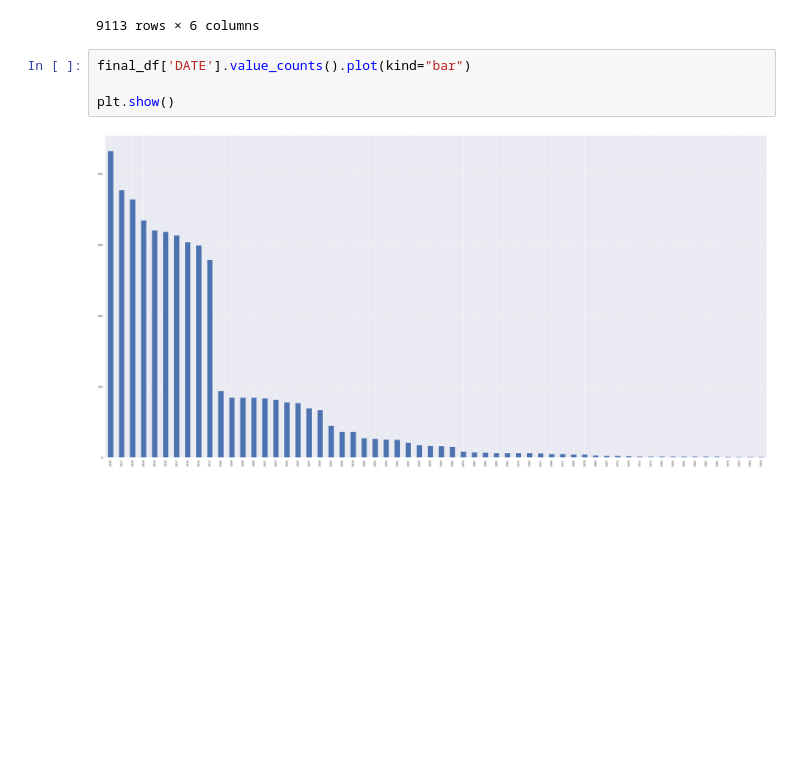
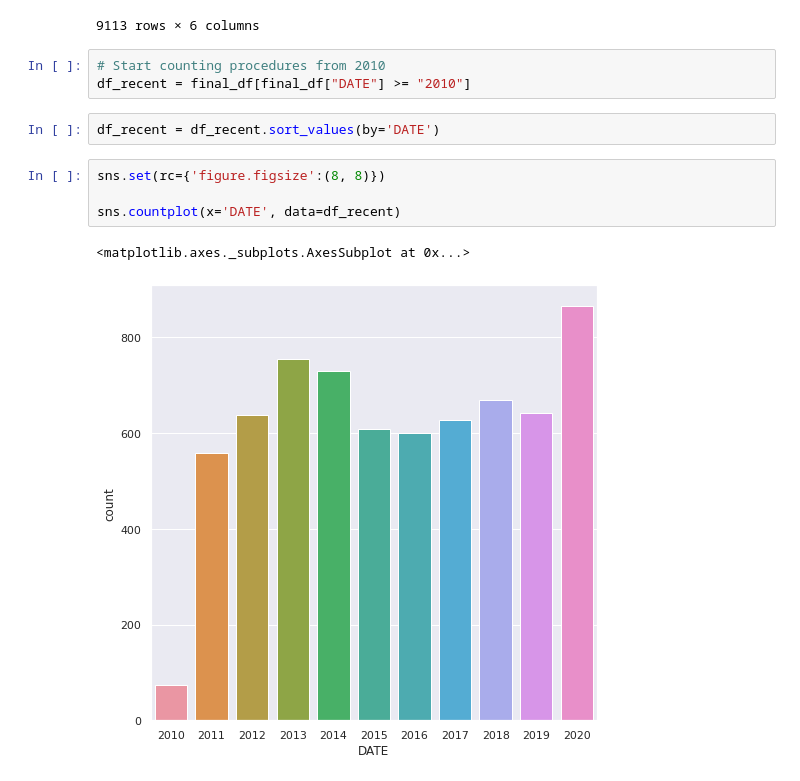
Before and after one commit to Fuenfgeld/DMA2022TeamA, a Jupyter notebook: COVID_Procedures.ipynb, the cells around one changed output. Saved outputs shown, nothing was run; the diff lists cells and outputs as text; blank space fills up the shorter version.

```diff
--- a/COVID_Procedures.ipynb
+++ b/COVID_Procedures.ipynb
@@ -337,9 +368,15 @@ final_df.sort_values(by=['DATE'])
 | 1484 | allergy | 2020 | 560a4b1a-5d16-3a8d-144a-e5f36f801a4e | 56a8eff0-e20d-4ec8-91fd-035fb2df566a | 431182000 | Placing subject in prone position... |
 | 778 | allergy | 2020 | 6cf1912d-22da-29d6-4469-8d85ac6ba09d | a7151682-62bb-ae68-0213-a9715240a100 | 431182000 | Placing subject in prone position... |
 9113 rows × 6 columns
-# %%
-final_df['DATE'].value_counts().plot(kind="bar")
-
-plt.show()
-# %% [output]
-[figure, removed]
+# %%
+# Start counting procedures from 2010
+df_recent = final_df[final_df["DATE"] >= "2010"]
+# %%
+df_recent = df_recent.sort_values(by='DATE')
+# %%
+sns.set(rc={'figure.figsize':(8, 8)})
+
+sns.countplot(x='DATE', data=df_recent)
+# %% [output]
+<matplotlib.axes._subplots.AxesSubplot at 0x...>
+[figure, added]
```
Also changed, not shown: parts of 5 cells of this notebook.
